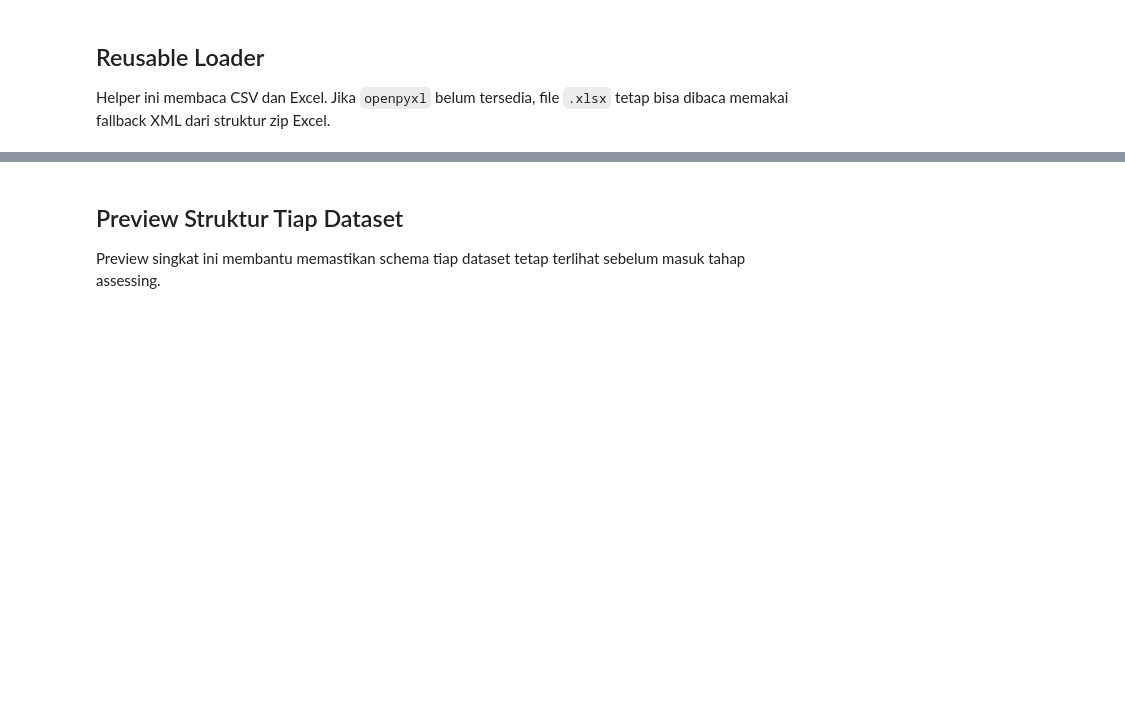
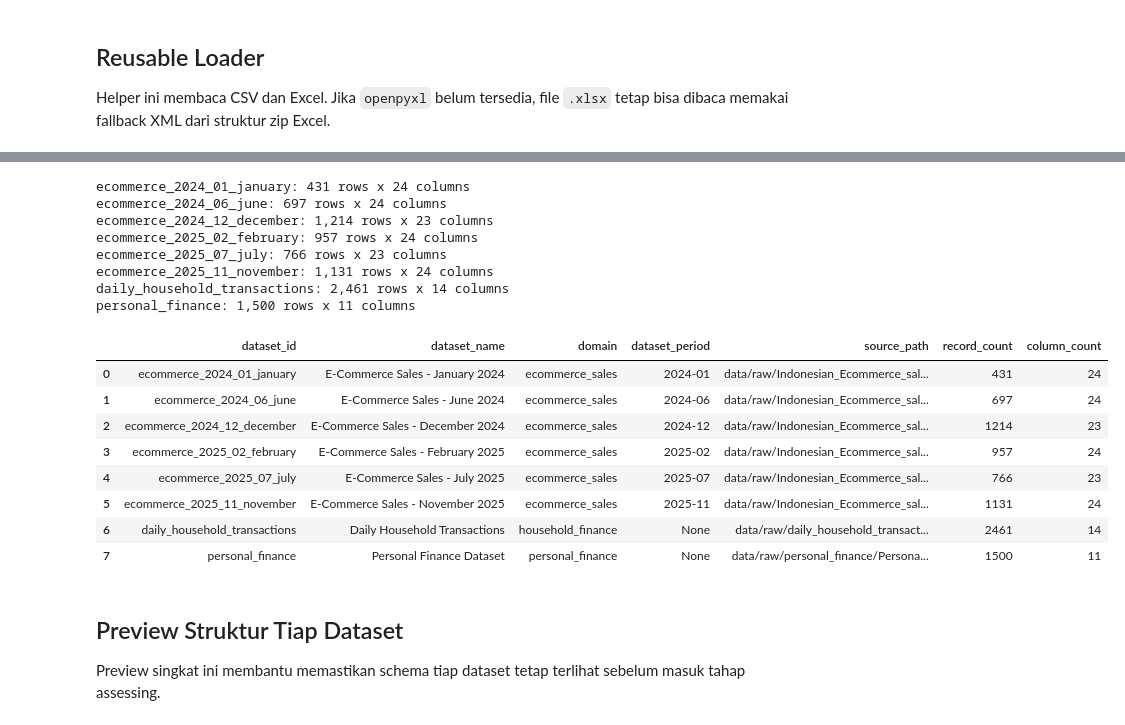
Before and after one commit to lopingsuee/impulsive-detector, a Jupyter notebook: notebooks/01_data_gathering.ipynb, the cells around one changed output, grey strips where cells are left out. Cells and saved outputs as stored; diff of their text form; code cells hidden in the pictures; blank space fills up the shorter version.

Commit message:
checkpoint gathering, assesing, cleaning

```diff
--- a/notebooks/01_data_gathering.ipynb
+++ b/notebooks/01_data_gathering.ipynb
@@ -12,0 +8,15 @@ Menyiapkan library, path project, folder output, dan konfigurasi tampilan datafr
+# %%
+from pathlib import Path
+from zipfile import ZipFile
+import xml.etree.ElementTree as ET
+
+import matplotlib.pyplot as plt
+import numpy as np
+import pandas as pd
+import seaborn as sns
+from IPython.display import display
+
+try:
+    from fingo_ds1.config import RAW_DATA_PATH
+except ImportError:
+    RAW_DATA_PATH = None
@@ -158,11 +123,8 @@ def make_unique_columns(columns):
     for column in columns:
         text = '' if pd.isna(column) else str(column).strip()
         text = text or 'unnamed_column'
-        base = text
-        counts[base] = counts.get(base, 0) + 1
-        if counts[base] > 1:
-            text = f'{base}_{counts[base]}'
-        clean_columns.append(text)
+        counts[text] = counts.get(text, 0) + 1
+        clean_columns.append(text if counts[text] == 1 else f'{text}_{counts[text]}')
 
     return clean_columns
 
@@ -170,8 +132,10 @@ def make_unique_columns(columns):
 def excel_column_index(cell_reference):
     letters = ''.join(character for character in str(cell_reference) if character.isalpha()) or 'A'
     index = 0
+
     for letter in letters.upper():
         index = index * 26 + ord(letter) - ord('A') + 1
+
     return index - 1
 
 
@@ -228,16 +192,16 @@ def read_data_file(file_path):
     file_path = Path(file_path)
     suffix = file_path.suffix.lower()
 
+    if suffix not in SUPPORTED_EXTENSIONS:
+        raise ValueError(f'Unsupported file extension: {file_path.suffix}')
+
     if suffix == '.csv':
         return pd.read_csv(file_path, sep=None, engine='python', encoding='utf-8-sig').replace(r'^\s*$', np.nan, regex=True)
 
-    if suffix in {'.xlsx', '.xls'}:
-        try:
-            return pd.read_excel(file_path).replace(r'^\s*$', np.nan, regex=True)
-        except ImportError:
-            return read_excel_without_engine(file_path)
-
-    raise ValueError(f'Unsupported file extension: {file_path.suffix}')
+    try:
+        return pd.read_excel(file_path).replace(r'^\s*$', np.nan, regex=True)
+    except ImportError:
+        return read_excel_without_engine(file_path)
 
 
 def relative_to_project(path):
@@ -303,3 +290,24 @@ personal_finance: 1,500 rows x 11 columns
+# %%
+raw_datasets, manifest_df, dataset_catalog = load_raw_datasets(DATASET_CATALOG)
+display(manifest_df)
+# %% [output]
+ecommerce_2024_01_january: 431 rows x 24 columns
+ecommerce_2024_06_june: 697 rows x 24 columns
+ecommerce_2024_12_december: 1,214 rows x 23 columns
+ecommerce_2025_02_february: 957 rows x 24 columns
+ecommerce_2025_07_july: 766 rows x 23 columns
+ecommerce_2025_11_november: 1,131 rows x 24 columns
+daily_household_transactions: 2,461 rows x 14 columns
+personal_finance: 1,500 rows x 11 columns
+|  | dataset_id | dataset_name | domain | dataset_period | source_path | record_count | column_count |
+| 0 | ecommerce_2024_01_january | E-Commerce Sales - January 2024 | ecommerce_sales | 2024-01 | data/raw/Indonesian_Ecommerce_sal... | 431 | 24 |
+| 1 | ecommerce_2024_06_june | E-Commerce Sales - June 2024 | ecommerce_sales | 2024-06 | data/raw/Indonesian_Ecommerce_sal... | 697 | 24 |
+| 2 | ecommerce_2024_12_december | E-Commerce Sales - December 2024 | ecommerce_sales | 2024-12 | data/raw/Indonesian_Ecommerce_sal... | 1214 | 23 |
+| 3 | ecommerce_2025_02_february | E-Commerce Sales - February 2025 | ecommerce_sales | 2025-02 | data/raw/Indonesian_Ecommerce_sal... | 957 | 24 |
+| 4 | ecommerce_2025_07_july | E-Commerce Sales - July 2025 | ecommerce_sales | 2025-07 | data/raw/Indonesian_Ecommerce_sal... | 766 | 23 |
+| 5 | ecommerce_2025_11_november | E-Commerce Sales - November 2025 | ecommerce_sales | 2025-11 | data/raw/Indonesian_Ecommerce_sal... | 1131 | 24 |
+| 6 | daily_household_transactions | Daily Household Transactions | household_finance | None | data/raw/daily_household_transact... | 2461 | 14 |
+| 7 | personal_finance | Personal Finance Dataset | personal_finance | None | data/raw/personal_finance/Persona... | 1500 | 11 |
 # %% [markdown]
 ## Preview Struktur Tiap Dataset
 Preview singkat ini membantu memastikan schema tiap dataset tetap terlihat sebelum masuk tahap assessing.
```
Also changed, not shown: parts of 22 cells of this notebook, 6 other files.
